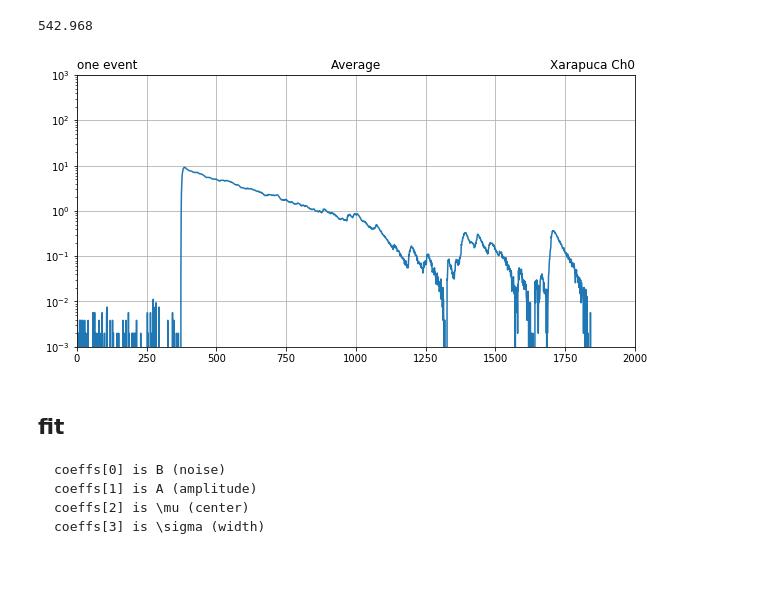
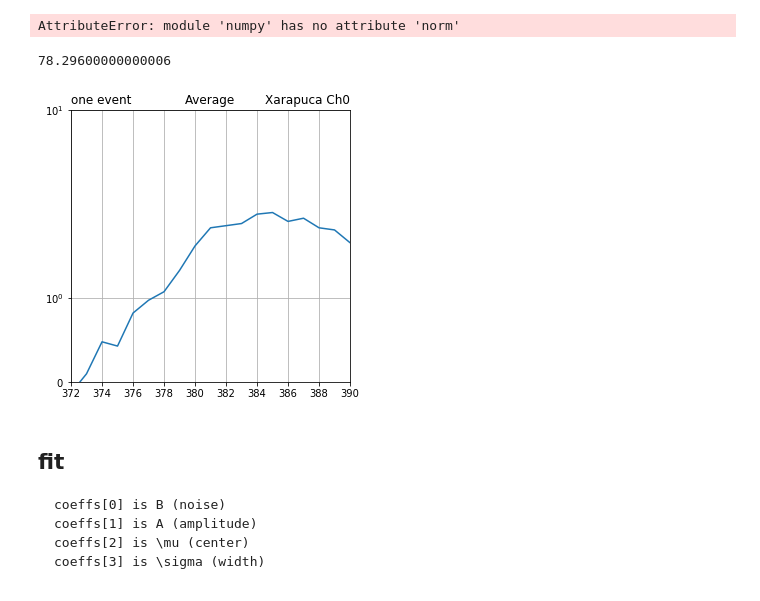
Before and after one commit to fdolek/pypuca, a Jupyter notebook: plt.ipynb, the cells around one changed output. Saved outputs shown, nothing was run; the diff lists cells and outputs as text; code cells hidden in the pictures.

```diff
--- a/plt.ipynb
+++ b/plt.ipynb
@@ -10,7 +10,7 @@ import math
 from math import log
 # %%
 from pylab import rcParams
-rcParams['figure.figsize'] = 10, 5
+rcParams['figure.figsize'] = 5, 5
 # %%
 pkl_file = open('myfile.pkl', 'rb')
 mydata = pickle.load(pkl_file)
@@ -29,4 +43,4 @@ array([[1535, 1541, 1545, ..., 1548, 1551, 1545],
 # %%
-baseline=np.average((mydata['ch0'][0,:250]))
+baseline=np.average((mydata['ch0'][2,:250]))
 baseline
 # %% [output]
@@ -53,14 +86,14 @@ plt.show()
 # %%
-data=(mydata['ch1'][0]-baseline)
-#plt.plot((data))
+data=(mydata['ch1'][3]-baseline)
+plt.plot((data))
 plt.title('2019-12-14_18-05-55')
 plt.title('one event', loc='left')
 plt.title('Xarapuca', loc='right')
 plt.yscale('log')
 plt.grid(True)
-t = np.arange(len(data))
-plt.xlim(0, 2000)
-plt.ylim(0.01, 10000)
-plt.plot(t,data)
+#t = np.arange(len(data))
+#plt.xlim(0, 2000)
+#\plt.ylim(0.01, 5000)
+#plt.plot(t,data)
 plt.show()
 # %% [output]
@@ -68,20 +115,41 @@ plt.show()
+# %%
+from sklearn.preprocessing import normalize
+norm3 = data / np.norm(data)
+
+norm1 = data / np.linalg.norm(data)
+norm2 = normalize(data[:,np.newaxis], axis=0).ravel()
+print (np.all(norm1 == norm2))
+print(norm1)
+#plt.plot((data))
+plt.title('2019-12-14_18-05-55')
+plt.title('one event', loc='left')
+plt.title('Xarapuca', loc='right')
+plt.yscale('log')
+plt.grid(True)
+t = np.arange(len(data))
+#plt.xlim(0, 2000)
+#plt.ylim(0.01, 10000)
+plt.plot(norm2)
+plt.show()
+# %% [output]
+AttributeError: module 'numpy' has no attribute 'norm'
 # %%
-avrg=np.average(data)
+avrg=np.average(data[350:700])
 avrg
 # %% [output]
-542.968
+78.29600000000006
 # %%
 plt.plot(data/avrg)
 plt.title('Average')
 plt.title('one event', loc='left')
 plt.title('Xarapuca Ch0', loc='right')
 plt.grid(True)
-plt.yscale('log')
-plt.xlim(0, 2000)
-plt.ylim(0.001, 1000)
+plt.yscale('symlog')
+plt.xlim(372, 390)
+plt.ylim(0, 10)
 plt.show()
 # %% [output]
-[figure, old version]
+[figure, new version]
 # %%
 from IPython.display import Image
 # %% [markdown]
```
Also changed, not shown: parts of 25 cells of this notebook, 2 other files.
